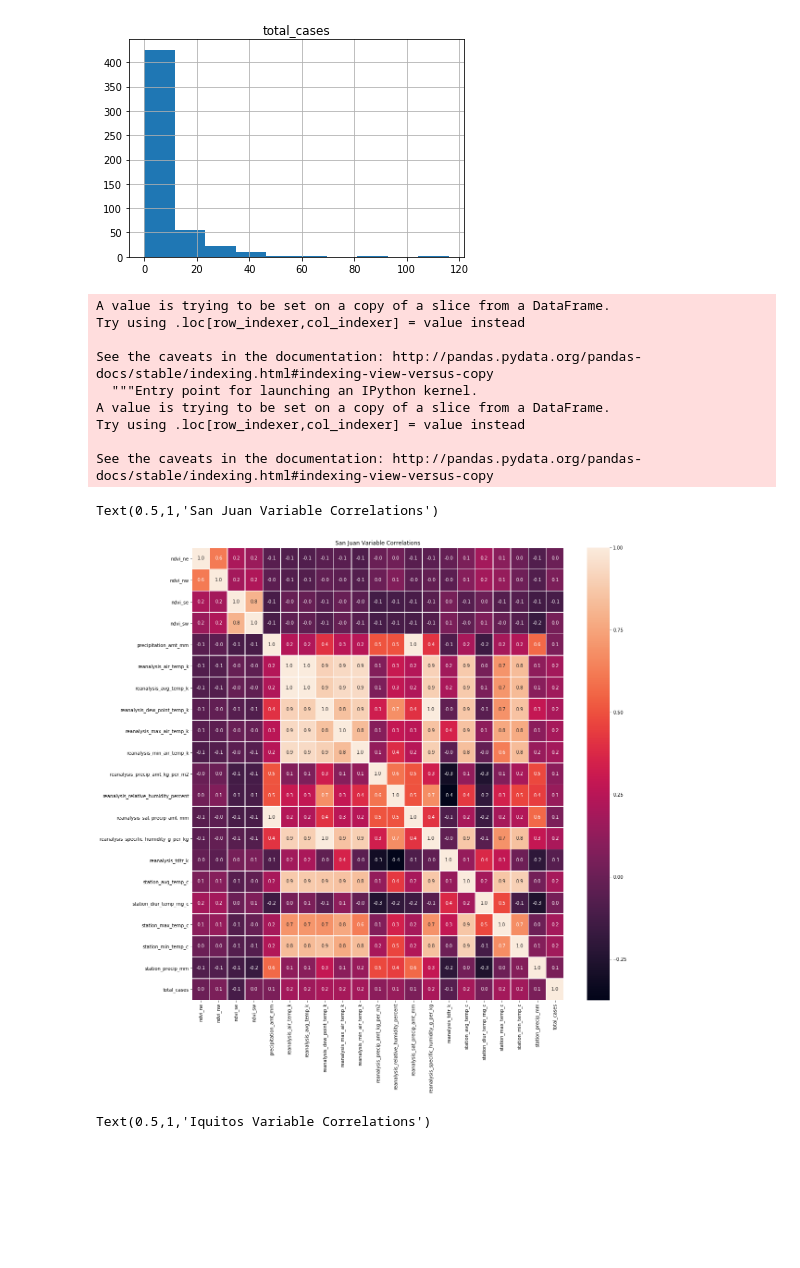
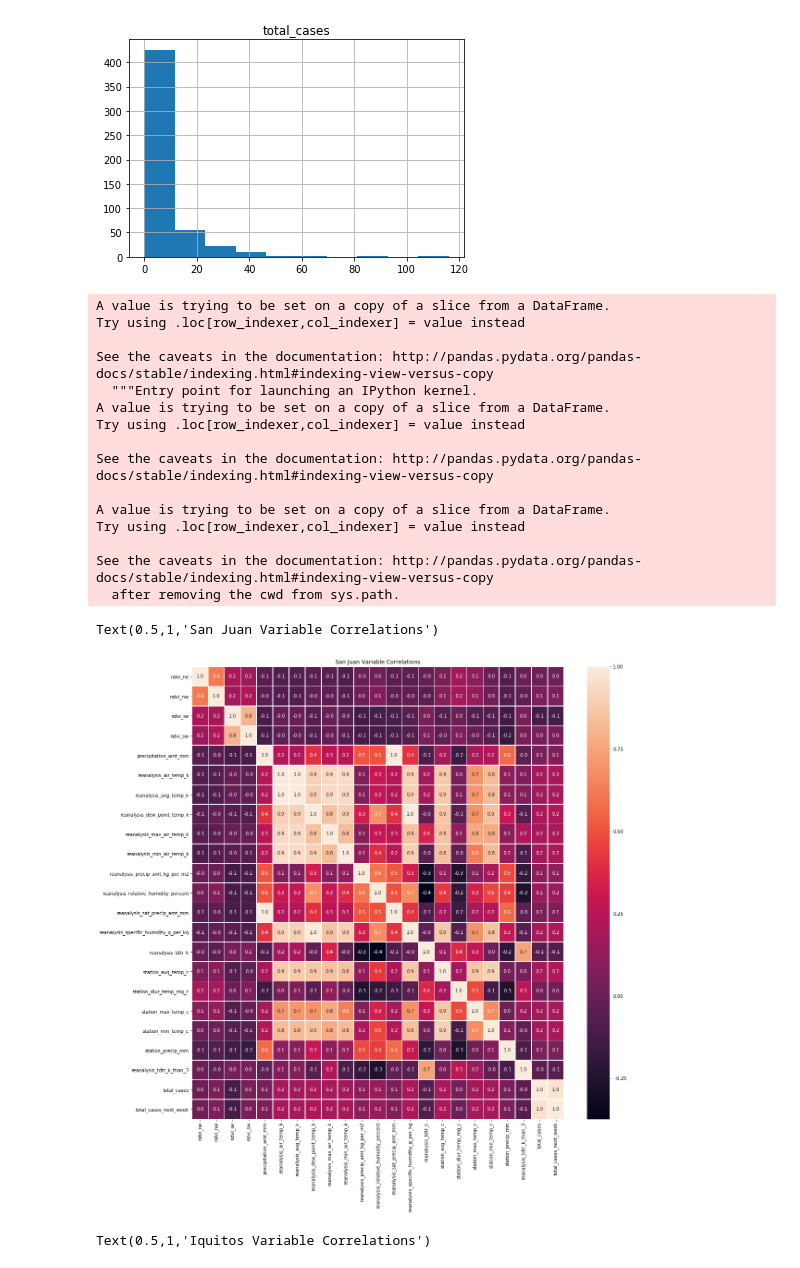
Before and after one commit to ChamodDamitha/Dengue-ML, a Jupyter notebook: Dengue-ML-2.ipynb, the cells around one changed output. Drawn from its saved outputs; the diff is of its cells as text; code cells hidden in the pictures; blank space fills up the shorter version.

```diff
--- a/Dengue-ML-2.ipynb
+++ b/Dengue-ML-2.ipynb
@@ -17,0 +9,36 @@ train_labels = pd.read_csv(train_label_filename, index_col=[0,1,2])
+# %%
+train_feature_filename = "dengue_features_train.csv"
+train_label_filename = "dengue_labels_train.csv"
+
+test_feature_filename = "dengue_features_test.csv"
+
+train_features = pd.read_csv(train_feature_filename, index_col=[0,1,2])
+
+train_labels = pd.read_csv(train_label_filename, index_col=[0,1,2])
+
+# train_features.loc[0, 'precipitation_amt_mm_last_week'] = train_features.loc[0, 'precipitation_amt_mm']
+# for i in range(1, len(train_features)):
+#     train_features.loc[i, 'precipitation_amt_mm_last_week'] = train_features.loc[i-1, 'precipitation_amt_mm']
+
+# feature_columns = list(train_features.columns)[-4:-1]
+# print(feature_columns)
+# for col in feature_columns:
+#     train_features[col + '_last_week'] = None
+# prev_index = None
+# for index, row in train_features.iterrows():
+#     if prev_index :
+#         for col in feature_columns:
+#             train_features.ix[index, col + '_last_week'] = train_features.ix[prev_index, col]
+#     prev_index = index
+
+# train_features = train_features.iloc[1:]
+
+# train_features.head()
+
+train_labels['total_cases_next_week'] = None
+prev_index = None
+for index, row in train_features.iterrows():
+    if prev_index :
+        train_labels.ix[prev_index,  'total_cases_next_week'] = train_labels.ix[index, 'total_cases']
+    prev_index = index
+train_labels
@@ -23,3 +76,5 @@ sj_train_labels = train_labels.loc['sj']
 # Separate data for Iquitos
 iq_train_features = train_features.loc['iq']
 iq_train_labels = train_labels.loc['iq']
+# %%
+sj_train_features['reanalysis_tdtr_k_than_3'] = sj_train_features['reanalysis_tdtr_k'].apply(lambda x : 1 if x > 3 else 0)
@@ -80,6 +141,8 @@ Since these are time-series, we can see the gaps where there are <b>NaN</b>s by
 # %%
 sj_train_features.fillna(method='ffill', inplace=True)
 iq_train_features.fillna(method='ffill', inplace=True)
+
+sj_train_labels.fillna(method='ffill', inplace=True)
 # %% [output]
 A value is trying to be set on a copy of a slice from a DataFrame
 
@@ -127,23 +191,32 @@ array([[<matplotlib.axes._subplots.AxesSubplot object at 0x...>]],
 # %%
 sj_train_features['total_cases'] = sj_train_labels.total_cases
 iq_train_features['total_cases'] = iq_train_labels.total_cases
+
+sj_train_features['total_cases_next_week'] = sj_train_labels.total_cases_next_week
+# iq_train_features['total_cases_next_week'] = iq_train_labels.total_cases_next_week
 
 # plot san juan
 f,ax = plt.subplots(figsize=(18, 18))
 sns.heatmap(sj_train_features.corr(), annot=True, linewidths=.5, fmt= '.1f',ax=ax)
 plt.title('San Juan Variable Correlations')
 # %% [output]
 A value is trying to be set on a copy of a slice from a DataFrame.
 Try using .loc[row_indexer,col_indexer] = value instead
 
 See the caveats in the documentation: http://pandas.pydata.org/pandas-docs/stable/indexing.html#indexing-view-versus-copy
   """Entry point for launching an IPython kernel.
 A value is trying to be set on a copy of a slice from a DataFrame.
 Try using .loc[row_indexer,col_indexer] = value instead
 
 See the caveats in the documentation: http://pandas.pydata.org/pandas-docs/stable/indexing.html#indexing-view-versus-copy
+
+A value is trying to be set on a copy of a slice from a DataFrame.
+Try using .loc[row_indexer,col_indexer] = value instead
+
+See the caveats in the documentation: http://pandas.pydata.org/pandas-docs/stable/indexing.html#indexing-view-versus-copy
+  after removing the cwd from sys.path.
 Text(0.5,1,'San Juan Variable Correlations')
-[figure, old version]
+[figure, new version]
 # %%
 # plot iquitos
 f,ax = plt.subplots(figsize=(18, 18))
```
Also changed, not shown: parts of 18 cells of this notebook, 7 other files.
